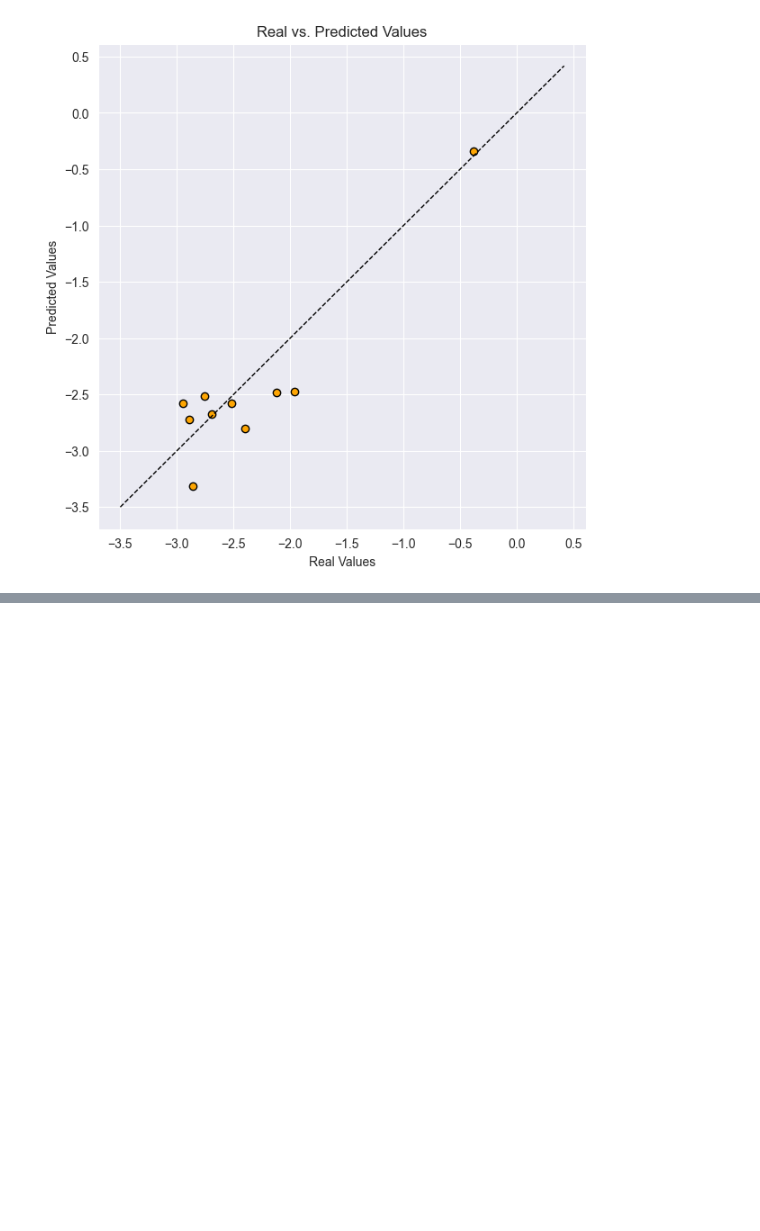
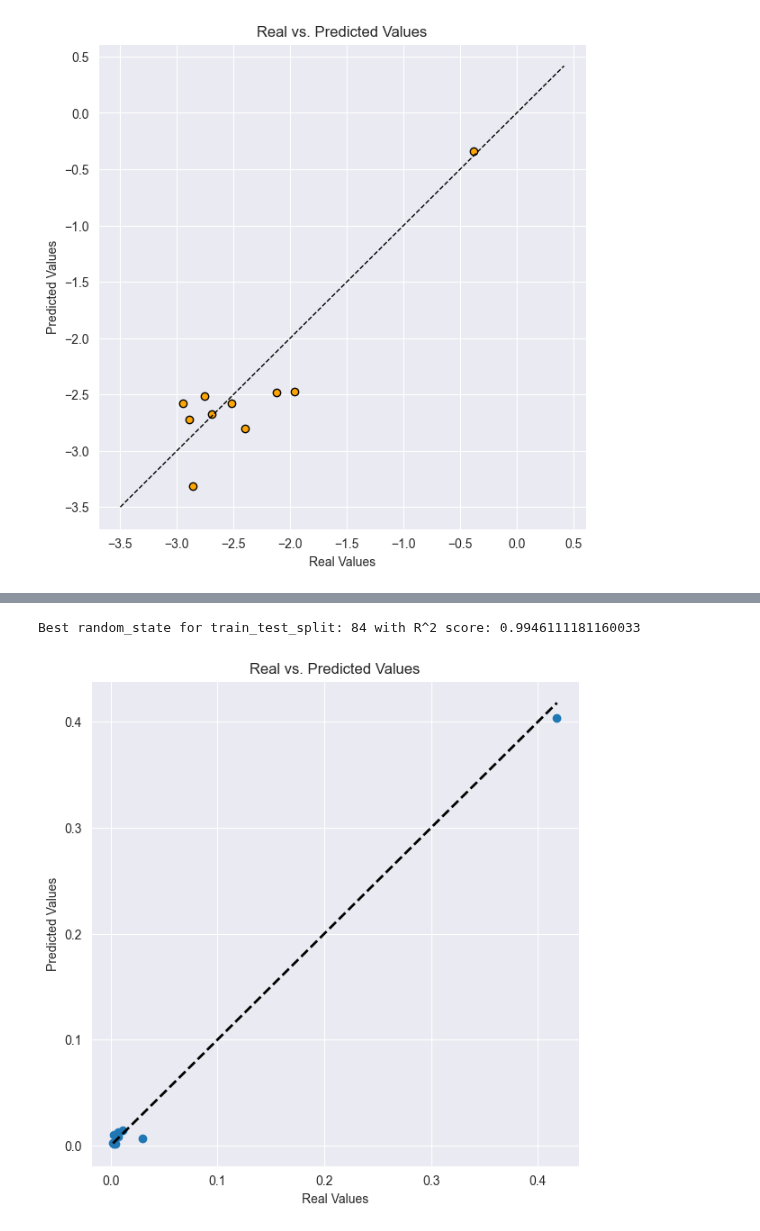
Before and after one commit to LorisMinetti/Permeability_Eval_AI, a Jupyter notebook: poker/Ech/noLog.ipynb, the cells around one changed output, grey strips where cells are left out. Cells and saved outputs as stored; diff of their text form; code cells hidden in the pictures; blank space fills up the shorter version.

```diff
--- a/poker/Ech/noLog.ipynb
+++ b/poker/Ech/noLog.ipynb
@@ -210,0 +241,57 @@ plt.show()
+# %%
+
+from sklearn.metrics import r2_score
+from sklearn.model_selection import train_test_split
+from xgboost import XGBRegressor
+import matplotlib.pyplot as plt
+
+
+best_y_pred = None
+best_y_test = None
+best_random_state_split = None
+best_score_split = -float('inf')
+
+#Dichiarazione insieme train 'X' e test 'y'
+X = df_scaled.drop('k_m2', axis=1)
+y = df_scaled['k_m2']
+
+for random_state in range(0, 100):
+
+
+    X_train, X_test, y_train, y_test = train_test_split(X, y, test_size=0.2, random_state=random_state)
+
+    model = XGBRegressor(
+        colsample_bytree = 0.7,
+        learning_rate = 0.3,
+        max_depth = 7,
+        n_estimators = 100,
+        subsample = 0.9
+    )
+
+
+    model.fit(X_train, y_train)
+
+    y_pred = model.predict(X_test)
+    score = r2_score(y_test, y_pred)
+
+    if score > best_score_split:
+        best_score_split = score
+        best_random_state_split = random_state
+        best_y_pred = y_pred
+        best_y_test = y_test
+
+print(f"Best random_state for train_test_split: {best_random_state_split} with R^2 score: {best_score_split}")
+
+
+
+plt.figure(figsize=(7, 7))
+plt.scatter(best_y_test, best_y_pred)
+plt.plot([best_y_test.min(), best_y_test.max()], [best_y_test.min(), best_y_test.max()], 'k--', lw=2)
+plt.xlabel('Real Values')
+plt.ylabel('Predicted Values')
+plt.title('Real vs. Predicted Values')
+plt.grid(True)
+plt.show()
+# %% [output]
+Best random_state for train_test_split: 84 with R^2 score: 0.9946111181160033
+[figure, added]
```
Also changed, not shown: parts of 7 cells of this notebook, 3 other files.
